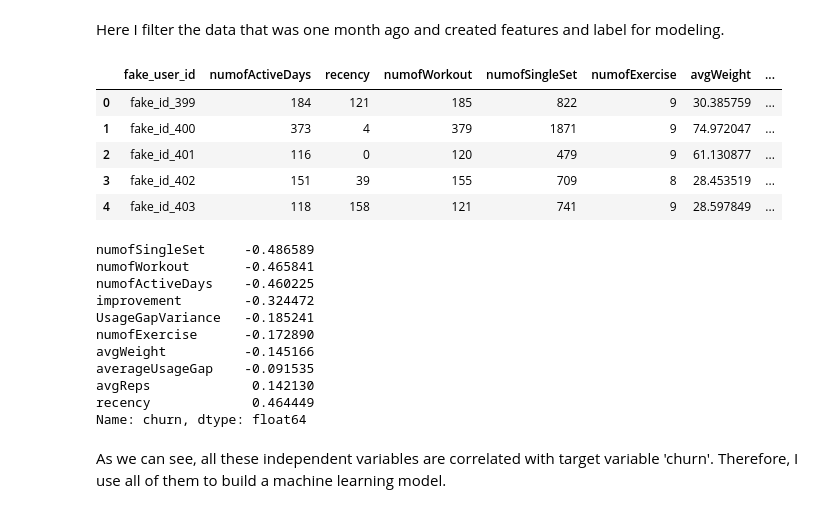
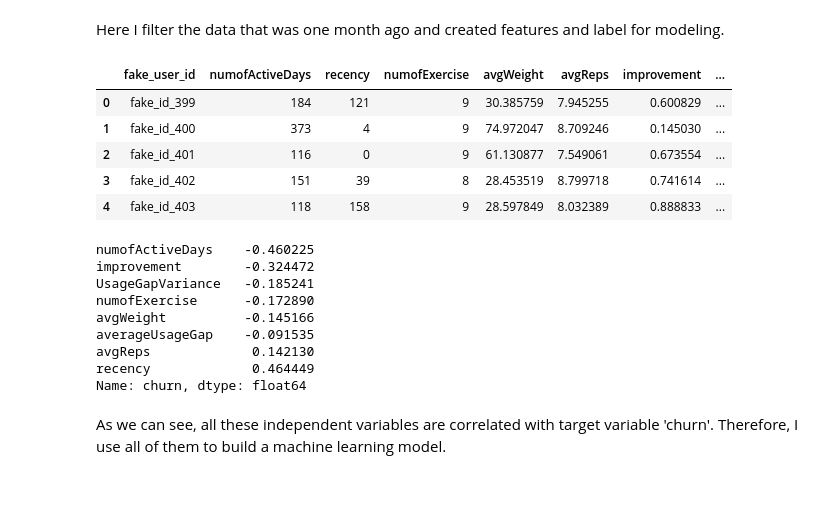
Before and after one commit to Xion6cc/Data-Exercises, a Jupyter notebook: Challenge.ipynb, the cells around one changed output. Drawn from its saved outputs; the diff is of its cells as text; code cells hidden in the pictures.

```diff
--- a/Challenge.ipynb
+++ b/Challenge.ipynb
@@ -631,39 +629,40 @@ data_userVisit_30 = data_userVisit_30.rename(columns={"mean": "averageUsageGap",
 
 # create a recency column
 most_recent_date_30 = data_cleaned_30['Date'].max()
 data_cleaned_30['recency'] = (most_recent_date_30 - data_cleaned_30['Date']).dt.days
 
 # create number of active days, number of workout, number of single set, number of exercise, average weight, average reps
 data_user_30 = data_cleaned_30.groupby('fake_user_id').agg({'Date' : 'nunique', 'workoutId' : 'nunique', 'singleSetId' : 'count',
                                                       'exerciseId' : 'nunique', 'weight' : 'mean', 'reps' : 'mean',
                                                       'recency' : 'min'}).reset_index()
 data_user_30 = data_user_30.rename(columns={"Date": "numofActiveDays", "workoutId": "numofWorkout",
                                             "singleSetId" : "numofSingleSet","exerciseId": "numofExercise",
                                             "reps": "avgReps", "weight": "avgWeight"})
 
 # get final user level data
 data_user_30 = data_user_30.merge(data_userImprove_30, on='fake_user_id')
 data_user_30 = data_user_30.merge(data_userVisit_30, on='fake_user_id')
 data_user_30 = data_user_30[['fake_user_id', 'numofActiveDays', 'recency','numofWorkout','numofSingleSet','numofExercise',
          'avgWeight','avgReps','improvement','averageUsageGap','UsageGapVariance']]
 
 # add label
 not_churn_users = data_cleaned[data_cleaned['Date'] >= previous30Days].fake_user_id.unique()
 data_user_30['churn'] = np.where(data_user_30['fake_user_id'].isin(not_churn_users), 0, 1)
 
 # here we drop eight rows (users with only one usage or users only do each exercise one time
 # missing_values(data_user_30)
 # data_user_30[data_user_30.isna().any(axis=1)]
 data_user_30 = data_user_30.dropna()
+data_user_30 = data_user_30.drop(['numofSingleSet', 'numofWorkout'], axis=1)
 
 data_user_30.head()
 # %% [output]
-|  | fake_user_id | numofActiveDays | recency | numofWorkout | numofSingleSet | numofExercise | avgWeight | ... |
-| 0 | fake_id_399 | 184 | 121 | 185 | 822 | 9 | 30.385759 | ... |
-| 1 | fake_id_400 | 373 | 4 | 379 | 1871 | 9 | 74.972047 | ... |
-| 2 | fake_id_401 | 116 | 0 | 120 | 479 | 9 | 61.130877 | ... |
-| 3 | fake_id_402 | 151 | 39 | 155 | 709 | 8 | 28.453519 | ... |
-| 4 | fake_id_403 | 118 | 158 | 121 | 741 | 9 | 28.597849 | ... |
+|  | fake_user_id | numofActiveDays | recency | numofExercise | avgWeight | avgReps | improvement | ... |
+| 0 | fake_id_399 | 184 | 121 | 9 | 30.385759 | 7.945255 | 0.600829 | ... |
+| 1 | fake_id_400 | 373 | 4 | 9 | 74.972047 | 8.709246 | 0.145030 | ... |
+| 2 | fake_id_401 | 116 | 0 | 9 | 61.130877 | 7.549061 | 0.673554 | ... |
+| 3 | fake_id_402 | 151 | 39 | 8 | 28.453519 | 8.799718 | 0.741614 | ... |
+| 4 | fake_id_403 | 118 | 158 | 9 | 28.597849 | 8.032389 | 0.888833 | ... |
 # %%
 # correlation with target variable
 target_variable = 'churn'
@@ -672,8 +671,6 @@ target_correlations = correlations[target_variable].sort_values()
 target_correlations = target_correlations.drop(labels=[target_variable])
 target_correlations
 # %% [output]
-numofSingleSet     -0.486589
-numofWorkout       -0.465841
 numofActiveDays    -0.460225
 improvement        -0.324472
 UsageGapVariance   -0.185241
```
Also changed, not shown: parts of 1 cell of this notebook.
